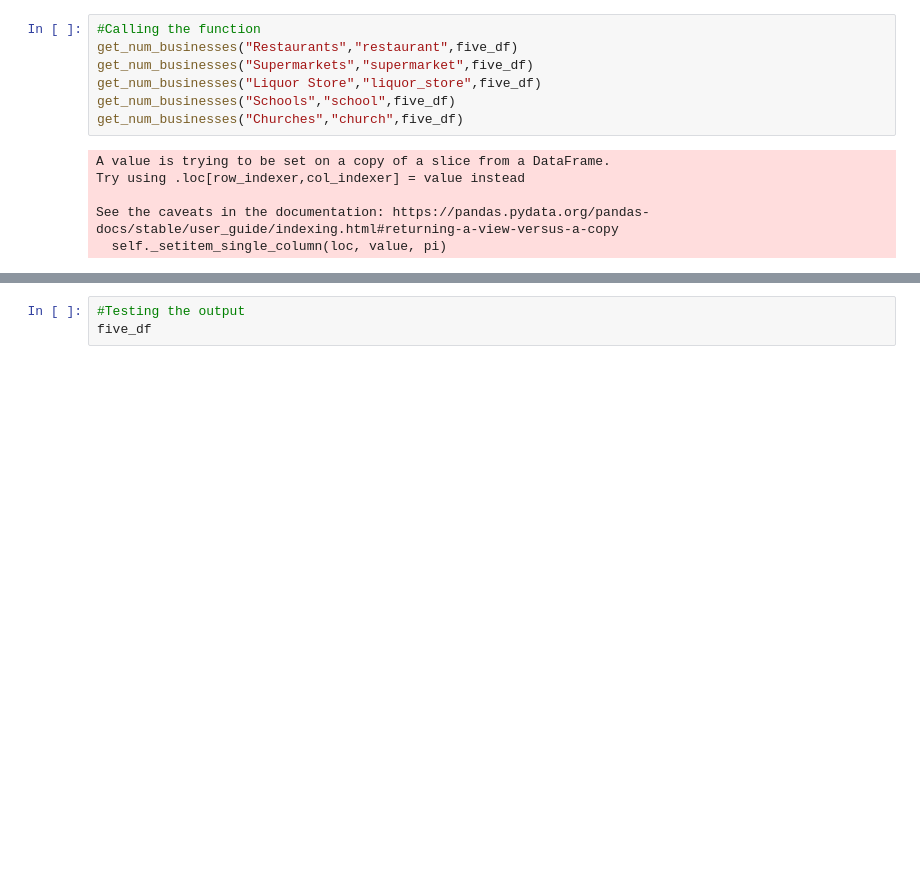
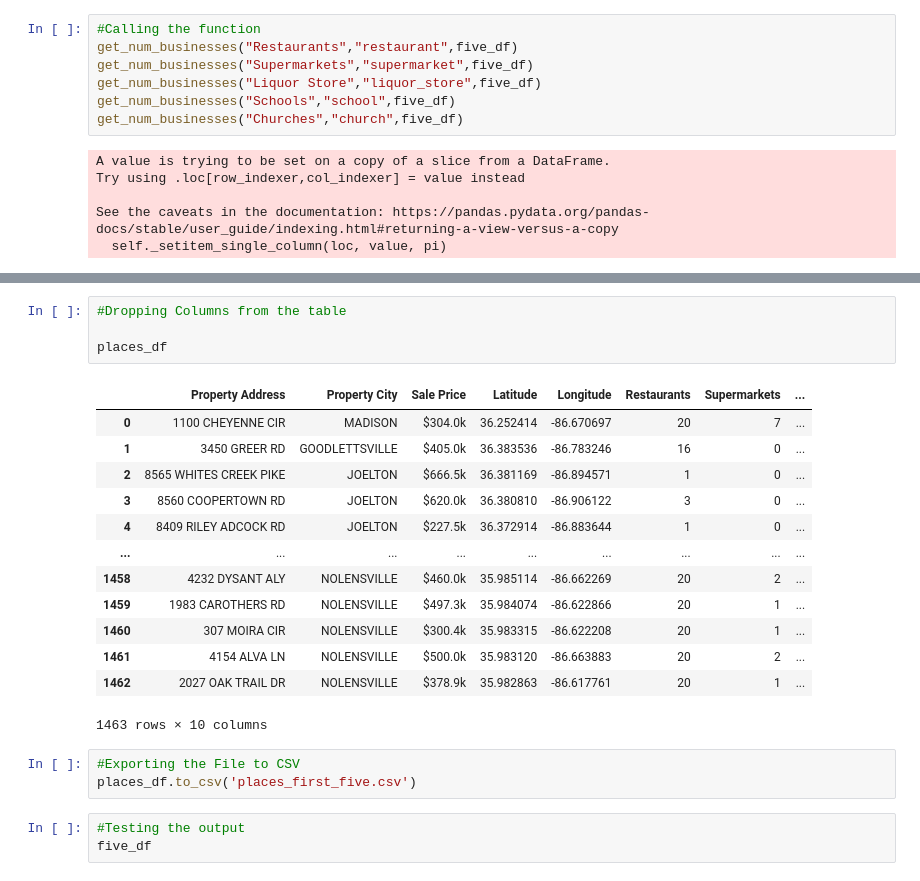
Before and after one commit to AWTENN/Final, a Jupyter notebook: final_project_code.ipynb, the cells around one changed output, grey strips where cells are left out. Saved outputs shown, nothing was run; the diff lists cells and outputs as text; blank space fills up the shorter version.

```diff
--- a/final_project_code.ipynb
+++ b/final_project_code.ipynb
@@ -165,3 +192,24 @@ See the caveats in the documentation: https://pandas.pydata.org/pandas-docs/stab
+# %%
+#Dropping Columns from the table
+
+places_df
+# %% [output]
+|  | Property Address | Property City | Sale Price | Latitude | Longitude | Restaurants | Supermarkets | ... |
+| 0 | 1100 CHEYENNE CIR | MADISON | $304.0k | 36.252414 | -86.670697 | 20 | 7 | ... |
+| 1 | 3450 GREER RD | GOODLETTSVILLE | $405.0k | 36.383536 | -86.783246 | 16 | 0 | ... |
+| 2 | 8565 WHITES CREEK PIKE | JOELTON | $666.5k | 36.381169 | -86.894571 | 1 | 0 | ... |
+| 3 | 8560 COOPERTOWN RD | JOELTON | $620.0k | 36.380810 | -86.906122 | 3 | 0 | ... |
+| 4 | 8409 RILEY ADCOCK RD | JOELTON | $227.5k | 36.372914 | -86.883644 | 1 | 0 | ... |
+| ... | ... | ... | ... | ... | ... | ... | ... | ... |
+| 1458 | 4232 DYSANT ALY | NOLENSVILLE | $460.0k | 35.985114 | -86.662269 | 20 | 2 | ... |
+| 1459 | 1983 CAROTHERS RD | NOLENSVILLE | $497.3k | 35.984074 | -86.622866 | 20 | 1 | ... |
+| 1460 | 307 MOIRA CIR | NOLENSVILLE | $300.4k | 35.983315 | -86.622208 | 20 | 1 | ... |
+| 1461 | 4154 ALVA LN | NOLENSVILLE | $500.0k | 35.983120 | -86.663883 | 20 | 2 | ... |
+| 1462 | 2027 OAK TRAIL DR | NOLENSVILLE | $378.9k | 35.982863 | -86.617761 | 20 | 1 | ... |
+1463 rows × 10 columns
+# %%
+#Exporting the File to CSV
+places_df.to_csv('places_first_five.csv')
 # %%
 #Testing the output
 five_df
```
Also changed, not shown: parts of 9 cells of this notebook.
